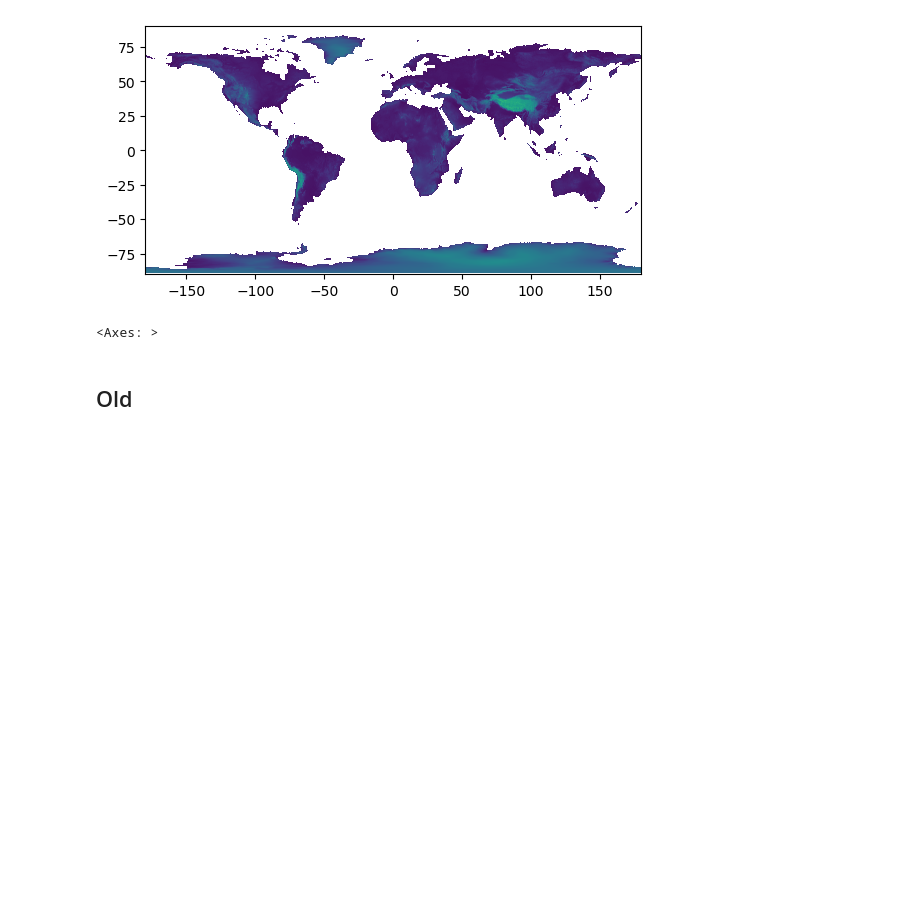
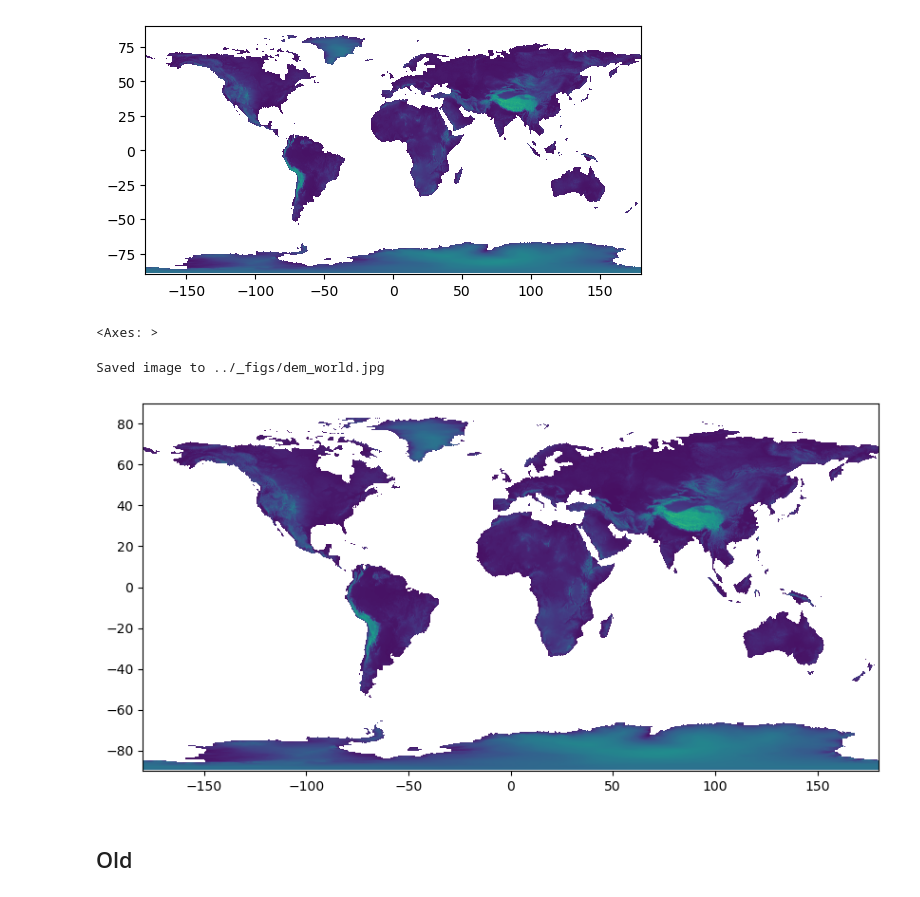
Before and after one commit to sralter/lego_world_map, a Jupyter notebook: lego_world_map.ipynb, the cells around one changed output. Saved outputs shown, nothing was run; the diff lists cells and outputs as text; code cells hidden in the pictures; blank space fills up the shorter version.

Commit message:
clean up code and save merged tiff as jpg for posterity

```diff
--- a/lego_world_map.ipynb
+++ b/lego_world_map.ipynb
@@ -280,6 +126,24 @@ show(img)
 # %% [output]
 [figure]
 <Axes: >
+# %%
+# save as jpg for posterity
+
+# define paths
+tiff_file=Path('../_data/dem_world_gtopo30.tiff')
+output_image=Path('../_figs/dem_world.jpg')
+output_image.parent.mkdir(parents=True,exist_ok=True)
+
+# open and save as jpg
+with rio.open(tiff_file) as src:
+    fig,ax = plt.subplots(figsize=(10, 10))
+    show(src,ax=ax)
+    plt.savefig(output_image,format="jpg",dpi=300,bbox_inches='tight',pad_inches=0.1)
+
+print(f'Saved image to {output_image}')
+# %% [output]
+Saved image to ../_figs/dem_world.jpg
+[figure, added]
 # %% [markdown]
 ## Old
 # %%
```
Also changed, not shown: parts of 15 cells of this notebook.
